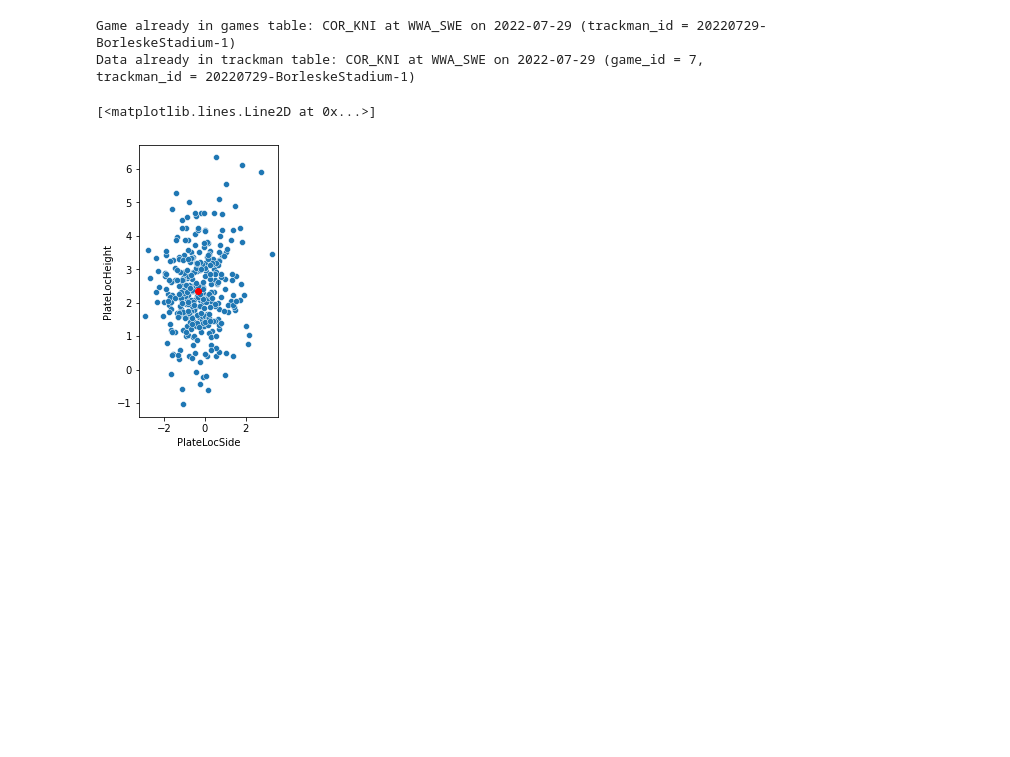
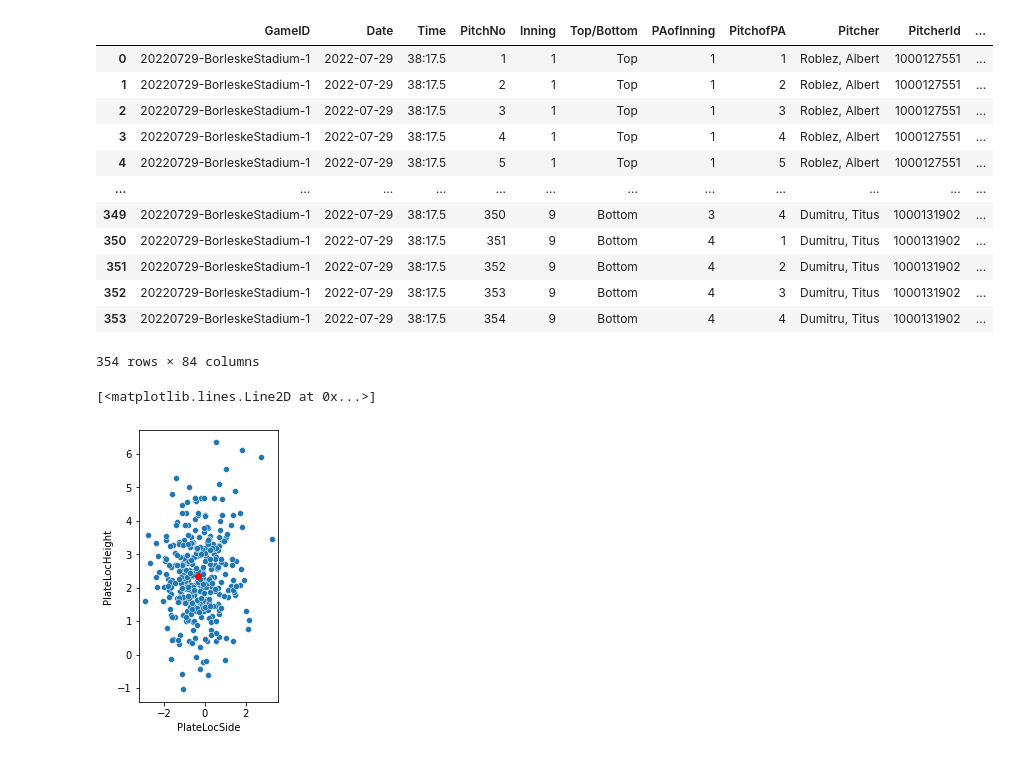
Before and after one commit to rylar8/rylar_baseball, a Jupyter notebook: testing.ipynb, the cells around one changed output. Cells and saved outputs as stored; diff of their text form; code cells hidden in the pictures; blank space fills up the shorter version.

```diff
--- a/testing.ipynb
+++ b/testing.ipynb
@@ -15,9 +56,21 @@ OperationalError: no such table: teams
 # %%
 game2 = game.Game()
-game2.loadCSV(sampleCSV)
+game2.loadID('20220729-BorleskeStadium-1')
+game2.data
 # %% [output]
+|  | GameID | Date | Time | PitchNo | Inning | Top/Bottom | PAofInning | PitchofPA | Pitcher | PitcherId | ... |
+| 0 | 20220729-BorleskeStadium-1 | 2022-07-29 | 38:17.5 | 1 | 1 | Top | 1 | 1 | Roblez, Albert | 1000127551 | ... |
+| 1 | 20220729-BorleskeStadium-1 | 2022-07-29 | 38:17.5 | 2 | 1 | Top | 1 | 2 | Roblez, Albert | 1000127551 | ... |
+| 2 | 20220729-BorleskeStadium-1 | 2022-07-29 | 38:17.5 | 3 | 1 | Top | 1 | 3 | Roblez, Albert | 1000127551 | ... |
+| 3 | 20220729-BorleskeStadium-1 | 2022-07-29 | 38:17.5 | 4 | 1 | Top | 1 | 4 | Roblez, Albert | 1000127551 | ... |
+| 4 | 20220729-BorleskeStadium-1 | 2022-07-29 | 38:17.5 | 5 | 1 | Top | 1 | 5 | Roblez, Albert | 1000127551 | ... |
+| ... | ... | ... | ... | ... | ... | ... | ... | ... | ... | ... | ... |
+| 349 | 20220729-BorleskeStadium-1 | 2022-07-29 | 38:17.5 | 350 | 9 | Bottom | 3 | 4 | Dumitru, Titus | 1000131902 | ... |
+| 350 | 20220729-BorleskeStadium-1 | 2022-07-29 | 38:17.5 | 351 | 9 | Bottom | 4 | 1 | Dumitru, Titus | 1000131902 | ... |
+| 351 | 20220729-BorleskeStadium-1 | 2022-07-29 | 38:17.5 | 352 | 9 | Bottom | 4 | 2 | Dumitru, Titus | 1000131902 | ... |
+| 352 | 20220729-BorleskeStadium-1 | 2022-07-29 | 38:17.5 | 353 | 9 | Bottom | 4 | 3 | Dumitru, Titus | 1000131902 | ... |
+| 353 | 20220729-BorleskeStadium-1 | 2022-07-29 | 38:17.5 | 354 | 9 | Bottom | 4 | 4 | Dumitru, Titus | 1000131902 | ... |
-Game already in games table: COR_KNI at WWA_SWE on 2022-07-29 (trackman_id = 20220729-BorleskeStadium-1)
-Data already in trackman table: COR_KNI at WWA_SWE on 2022-07-29 (game_id = 7, trackman_id = 20220729-BorleskeStadium-1)
+354 rows × 84 columns
 # %%
 game2.writePitcherReports('COR_KNI')
 # %%
```
Also changed, not shown: parts of 3 cells of this notebook, 1 other file.
